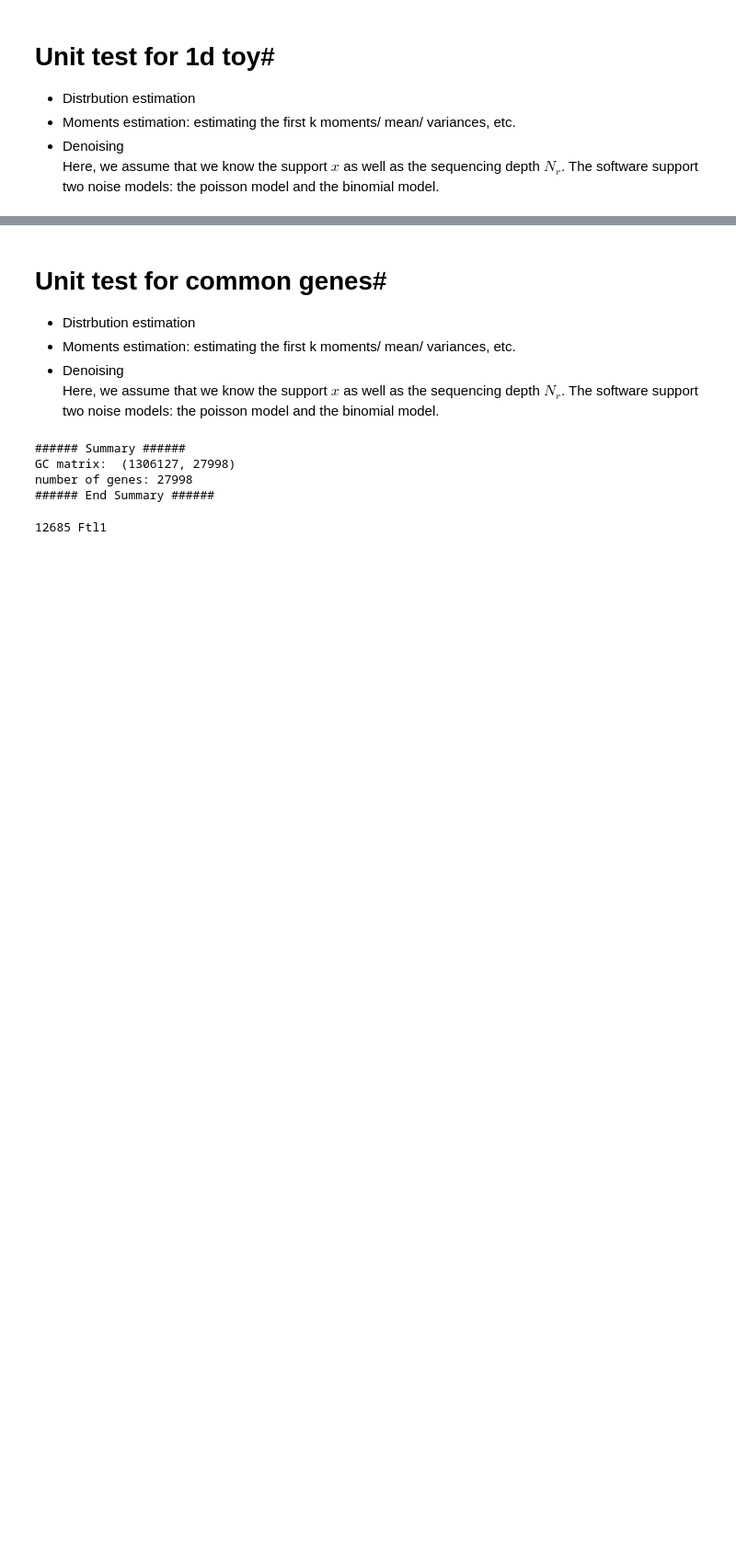
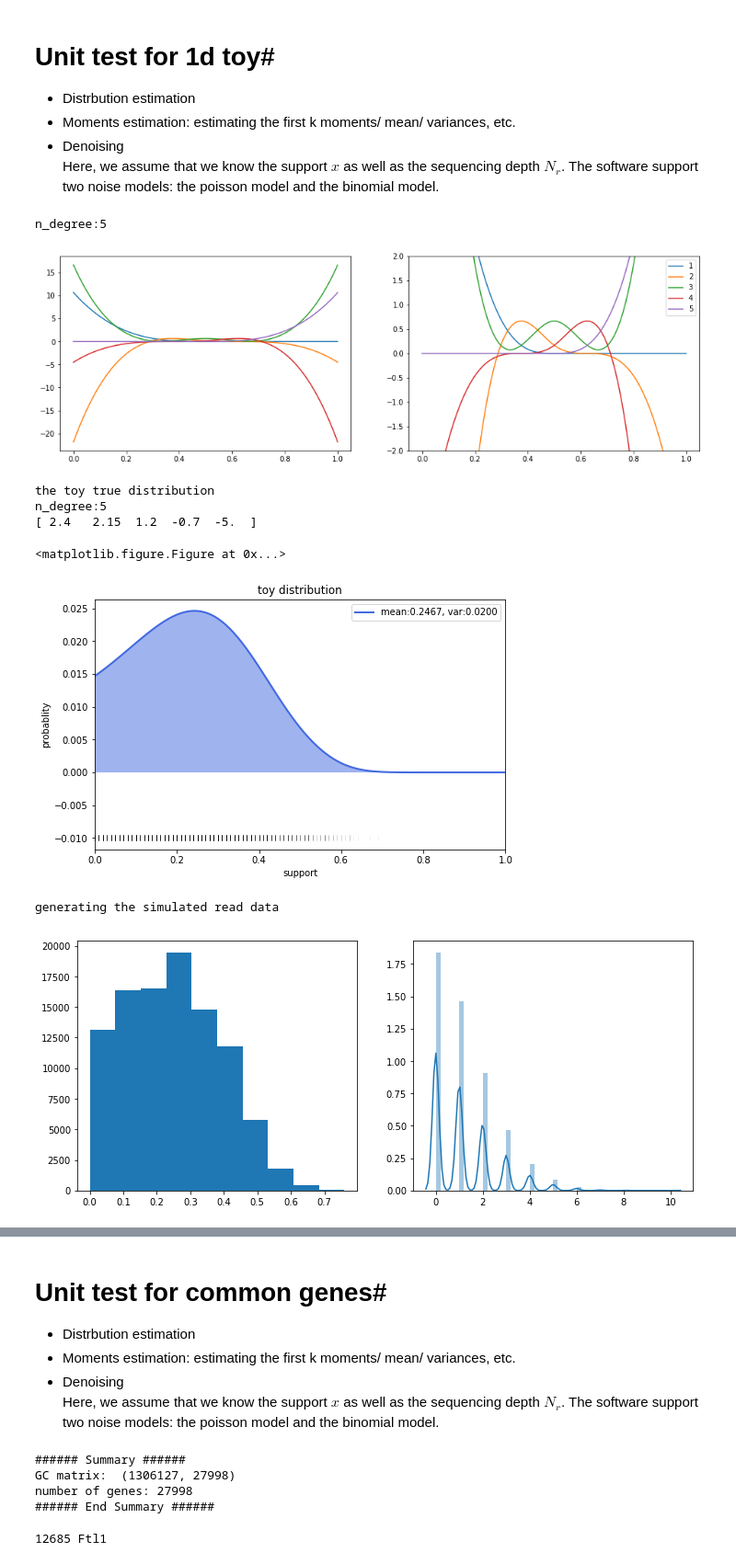
Before and after one commit to martinjzhang/single_cell_eb, a Jupyter notebook: unit_test.ipynb, the cells around one changed output, grey strips where cells are left out. Shown at 92% size. Saved outputs shown, nothing was run; the diff lists cells and outputs as text; code cells hidden in the pictures; blank space fills up the shorter version.

```diff
--- a/unit_test.ipynb
+++ b/unit_test.ipynb
@@ -23,4 +26,27 @@ from sc_deconv import *
  - Moments estimation: estimating the first k moments/ mean/ variances, etc.
  - Denoising
 <br> Here, we assume that we know the support $x$ as well as the sequencing depth $N_r$. The software support two noise models: the poisson model and the binomial model.
+# %%
+Q=Q_gen(vis=1,n_degree=5) ## the splines
+
+## creating a toy 1d distribution instance
+print('the toy true distribution')
+np.random.seed(42)
+p,x=toy_dist(vis=1,opt='1d_Q')
+
+## generate the simulated read count data
+print('generating the simulated read data')
+N_c=100000
+N_r=5
+X,Y,data_info=data_gen_1d(p,x,N_c,N_r,noise='poi',vis=1)
+# %% [output]
+n_degree:5
+[figure, added]
+the toy true distribution
+n_degree:5
+[ 2.4   2.15  1.2  -0.7  -5.  ]
+<matplotlib.figure.Figure at 0x...>
+[figure, added]
+generating the simulated read data
+[figure, added]
 # %%
```
Also changed, not shown: parts of 6 cells of this notebook, 3 other files.
